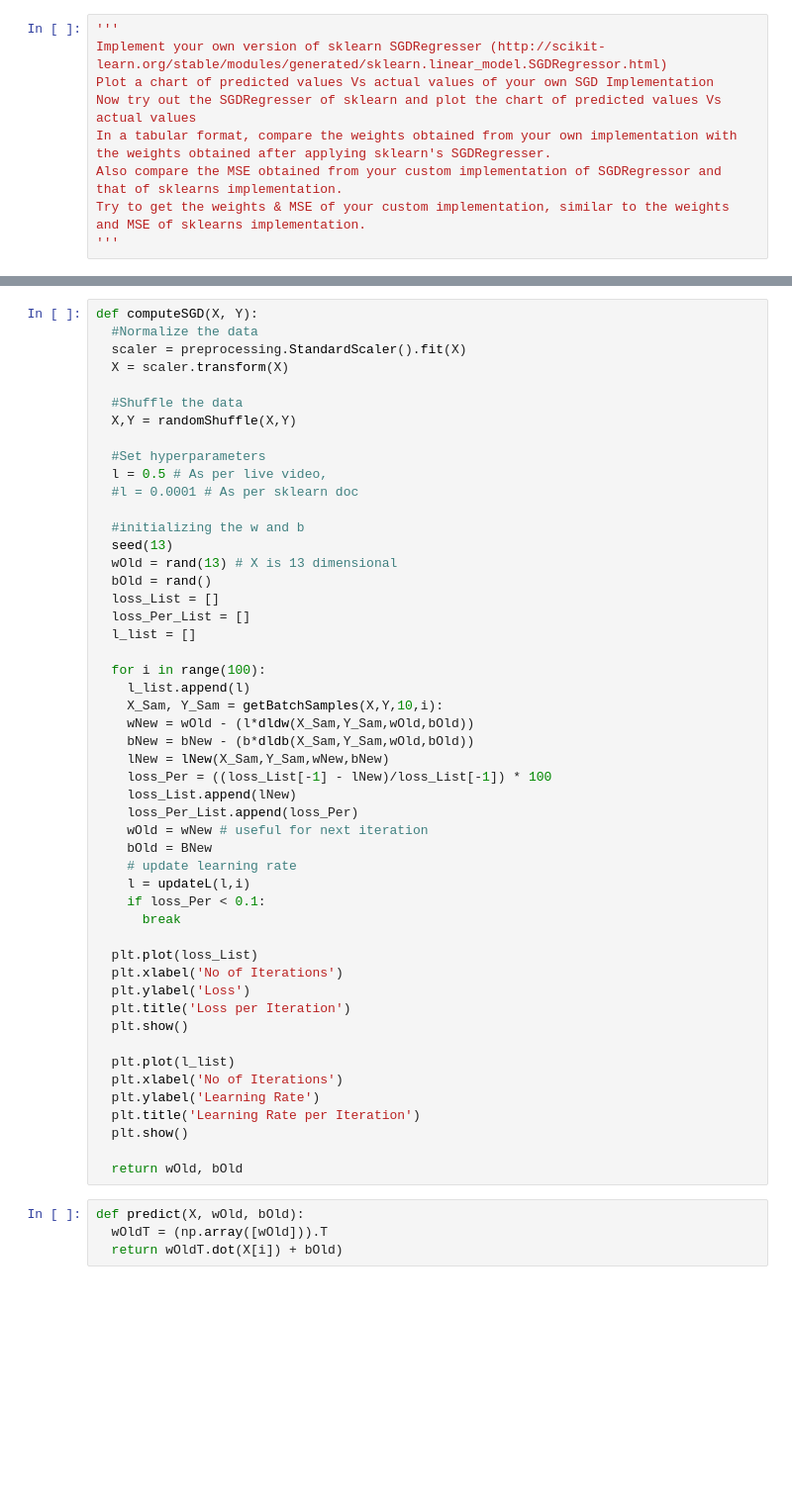
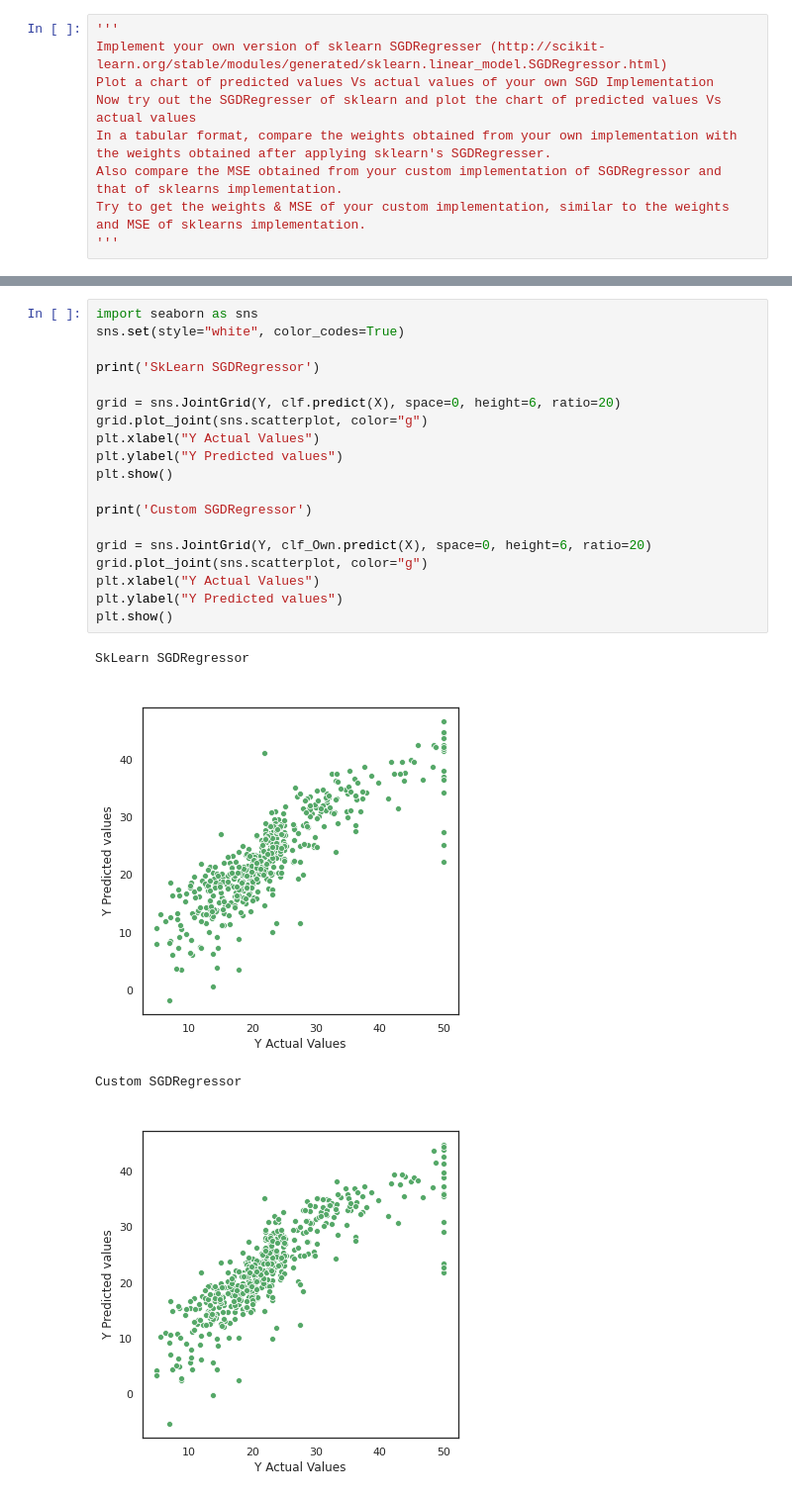
Before and after one commit to PhaneendraYedidi/Machine-Learning-Practices, a Jupyter notebook: 06_Implement_SGD.ipynb, the cells around one changed output, grey strips where cells are left out. Shown: that part at 99% size. Cells and saved outputs as stored; diff of their text form; blank space fills up the shorter version.

```diff
--- a/06_Implement_SGD.ipynb
+++ b/06_Implement_SGD.ipynb
@@ -235,54 +183,24 @@ def getBatchSamples(X,Y,k,i):
-# %%
-def computeSGD(X, Y):
-  #Normalize the data
-  scaler = preprocessing.StandardScaler().fit(X)
-  X = scaler.transform(X)
-
-  #Shuffle the data
-  X,Y = randomShuffle(X,Y)
-
-  #Set hyperparameters
-  l = 0.5 # As per live video,
-  #l = 0.0001 # As per sklearn doc
-
-  #initializing the w and b
-  seed(13)
-  wOld = rand(13) # X is 13 dimensional
-  bOld = rand()
-  loss_List = []
-  loss_Per_List = []
-  l_list = []
-
-  for i in range(100):
-    l_list.append(l)
-    X_Sam, Y_Sam = getBatchSamples(X,Y,10,i):
-    wNew = wOld - (l*dldw(X_Sam,Y_Sam,wOld,bOld))
-    bNew = bNew - (b*dldb(X_Sam,Y_Sam,wOld,bOld))
-    lNew = lNew(X_Sam,Y_Sam,wNew,bNew)
-    loss_Per = ((loss_List[-1] - lNew)/loss_List[-1]) * 100
-    loss_List.append(lNew)
-    loss_Per_List.append(loss_Per)
-    wOld = wNew # useful for next iteration
-    bOld = BNew
-    # update learning rate
-    l = updateL(l,i)
-    if loss_Per < 0.1:
-      break
-
-  plt.plot(loss_List)
-  plt.xlabel('No of Iterations')
-  plt.ylabel('Loss')
-  plt.title('Loss per Iteration')
-  plt.show()
-
-  plt.plot(l_list)
-  plt.xlabel('No of Iterations')
-  plt.ylabel('Learning Rate')
-  plt.title('Learning Rate per Iteration')
-  plt.show()
-
-  return wOld, bOld
-# %%
-def predict(X, wOld, bOld):
-  wOldT = (np.array([wOld])).T
-  return wOldT.dot(X[i]) + bOld)
+# %%
+import seaborn as sns
+sns.set(style="white", color_codes=True)
+
+print('SkLearn SGDRegressor')
+
+grid = sns.JointGrid(Y, clf.predict(X), space=0, height=6, ratio=20)
+grid.plot_joint(sns.scatterplot, color="g")
+plt.xlabel("Y Actual Values")
+plt.ylabel("Y Predicted values")
+plt.show()
+
+print('Custom SGDRegressor')
+
+grid = sns.JointGrid(Y, clf_Own.predict(X), space=0, height=6, ratio=20)
+grid.plot_joint(sns.scatterplot, color="g")
+plt.xlabel("Y Actual Values")
+plt.ylabel("Y Predicted values")
+plt.show()
+# %% [output]
+SkLearn SGDRegressor
+[figure, added]
+Custom SGDRegressor
+[figure, added]
```
Also changed, not shown: parts of 8 cells of this notebook.
